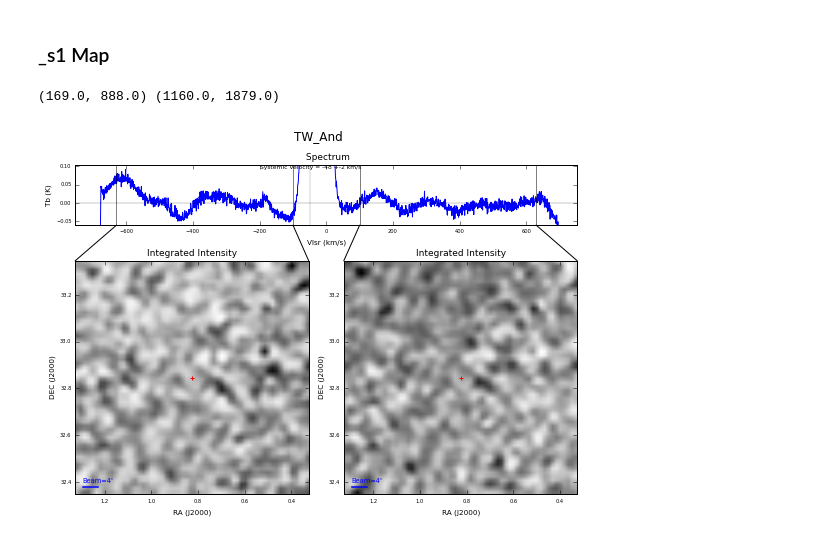
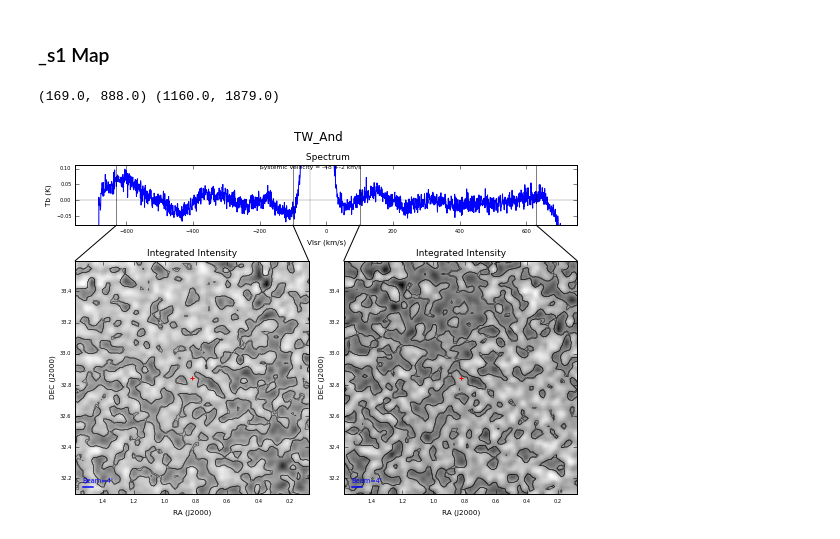
Before and after one commit to LLi1996/GALFA_NOVASHELLS, a Jupyter notebook: run_GALFA_Larry.ipynb, the cells around one changed output. Drawn from its saved outputs; the diff is of its cells as text; code cells hidden in the pictures.

Commit message:
Added contours to the s1 maps also updated run_all_CVs_Larry.py to accommodate for this

```diff
--- a/run_GALFA_Larry.ipynb
+++ b/run_GALFA_Larry.ipynb
@@ -106,7 +90,7 @@ pf.makeCombinedFigure(objectName, 6, 30, closefig='no')
 ### _s1 Map
 # %%
 reload(pf)
-pf.makeS1Map(objectName, objectRA, objectDEC, 60, closefig='no')
+pf.makeS1Map(objectName, objectRA, objectDEC, 30, 90, contour='yes', closefig='no')
 # %% [output]
 (169.0, 888.0) (1160.0, 1879.0)
-[figure, old version]
+[figure, new version]
```
Also changed, not shown: parts of 6 cells of this notebook, 3 other files.
